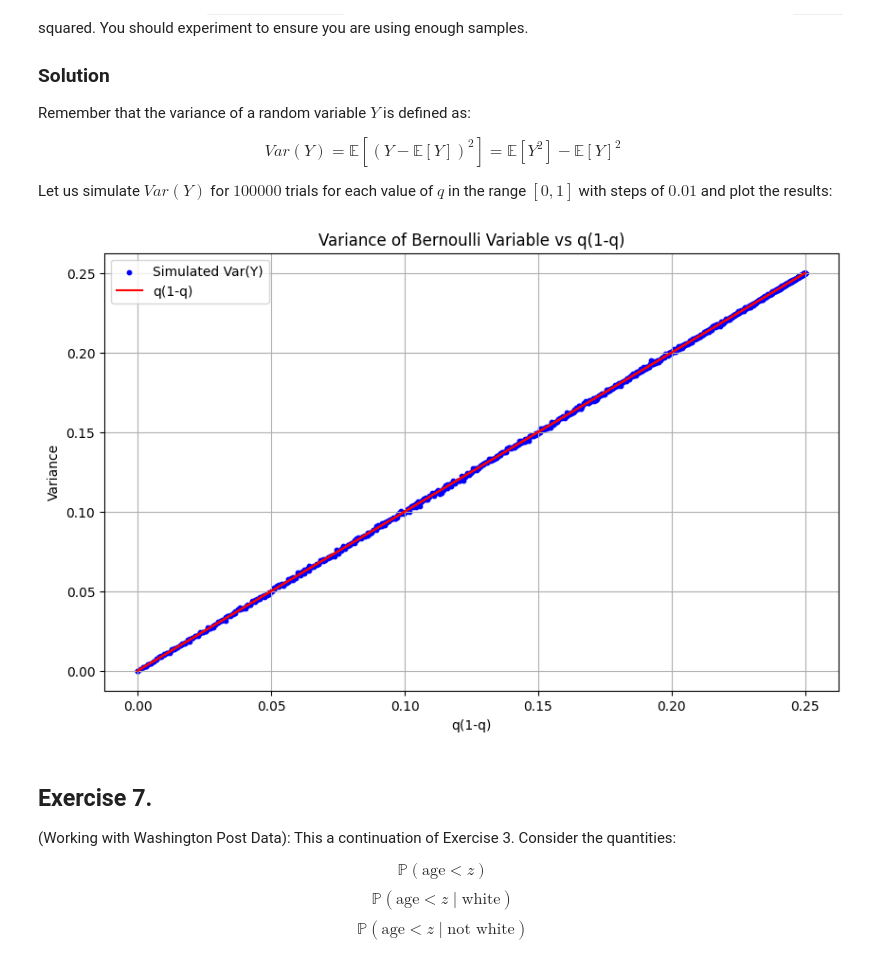
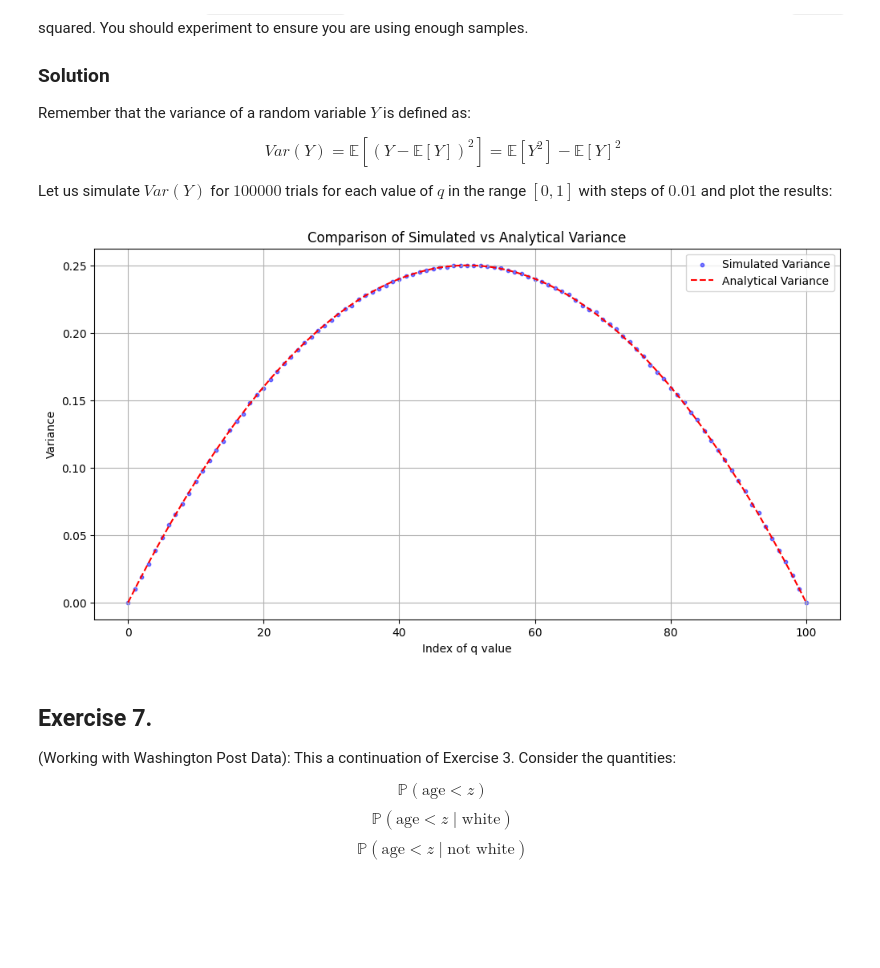
Before and after one commit to alexcraig043/math-50, a Jupyter notebook: homeworks/hw1.ipynb, the cells around one changed output. Drawn from its saved outputs; the diff is of its cells as text; code cells hidden in the pictures; blank space fills up the shorter version.

```diff
--- a/homeworks/hw1.ipynb
+++ b/homeworks/hw1.ipynb
@@ -477,35 +477,39 @@ Let us simulate $Var(Y)$ for $100000$ trials for each value of $q$ in the range
 # %%
 num_simulations = 100000
 
-results = np.zeros((1001, 2))
-# Epsilon to fix floating point errors
-epsilon = 1e-10
+simulated_variance = []
+analytical_variance = []
+q_values = np.arange(0, 1.01, 0.01)
 
-for q in np.arange(0, 1.01, 0.001):
-    q = min(max(q, epsilon), 1 - epsilon)
+for q in q_values:
     y_sim = np.random.choice([0, 1], size=num_simulations, p=[1-q, q])
     y_sim_squared = y_sim ** 2
 
     y_mean = np.mean(y_sim)
     y_squared_mean = np.mean(y_sim_squared)
 
     var_y = y_squared_mean - y_mean ** 2
 
-    results[int(q * 1000), 0] = q * (1 - q)  # Store q(1-q) here
-    results[int(q * 1000), 1] = var_y
+    simulated_variance.append(var_y)  # append to simulated variance
+    analytical_variance.append(q * (1 - q))  # append q * (1 - q) to analytical variance
 
-# Plotting the results:
-plt.figure(figsize=(10, 6))
-plt.scatter(results[:, 0], results[:, 1], c='blue', label='Simulated Var(Y)', s=10)
-plt.plot(results[:, 0], results[:, 0], 'r-', label='q(1-q)')
-plt.title('Variance of Bernoulli Variable vs q(1-q)')
-plt.xlabel('q(1-q)')
+# Plotting the results
+plt.figure(figsize=(12,6))
+
+# Scatter for simulated variance
+plt.scatter(range(len(q_values)), simulated_variance, label='Simulated Variance', s=10, color='blue', alpha=0.5)
+
+# Line for analytical variance
+plt.plot(range(len(q_values)), analytical_variance, label='Analytical Variance', linestyle='--', color='red')
+
+plt.xlabel('Index of q value')
 plt.ylabel('Variance')
+plt.title('Comparison of Simulated vs Analytical Variance')
+plt.grid(True)
 plt.legend()
-plt.grid(True)
 plt.show()
 # %% [output]
-[figure, old version]
+[figure, new version]
 # %% [markdown]
 ## Exercise 7.
 (Working with Washington Post Data): This a continuation of Exercise 3. Consider the quantities:
```
Also changed, not shown: parts of 6 cells of this notebook, 2 other files.
